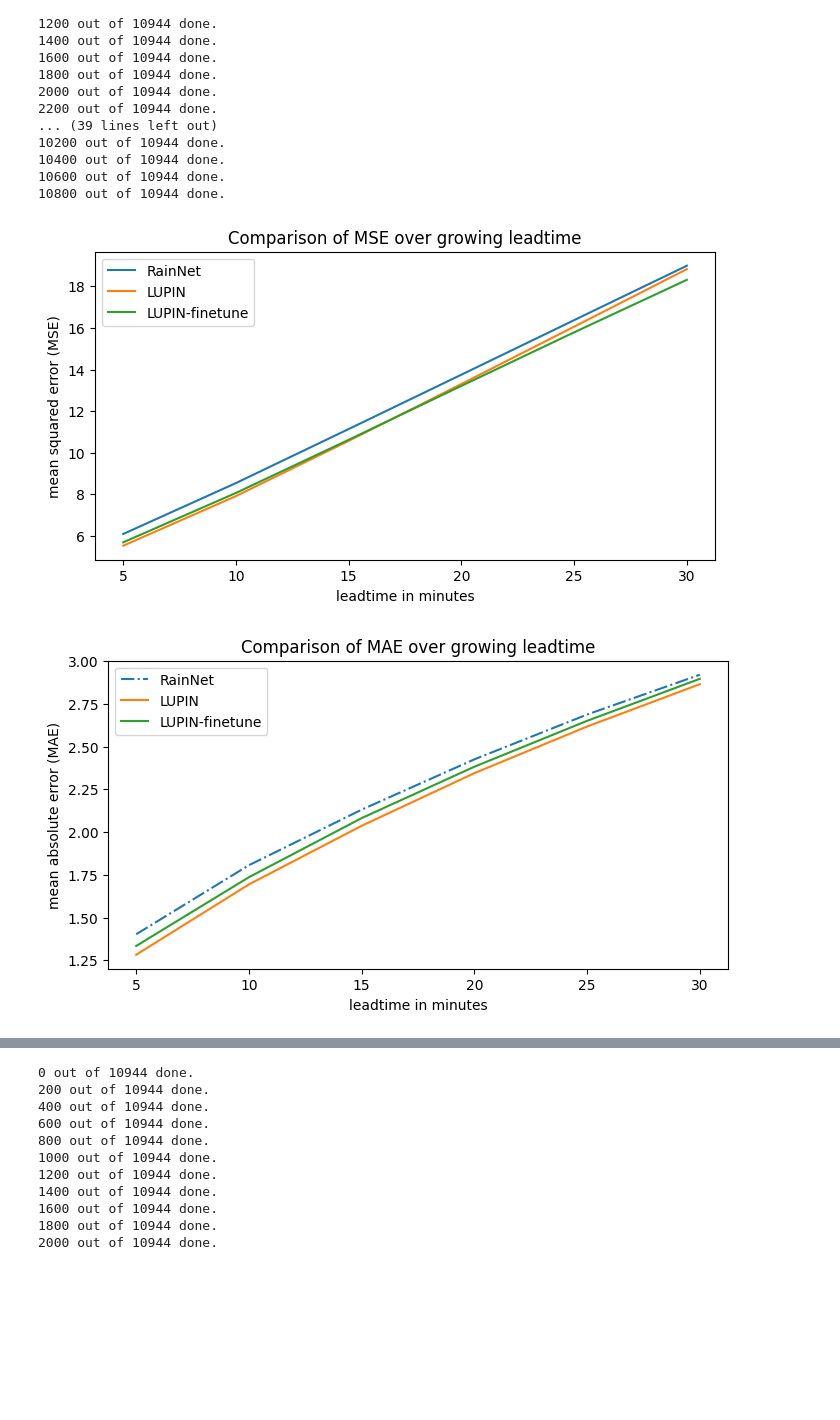
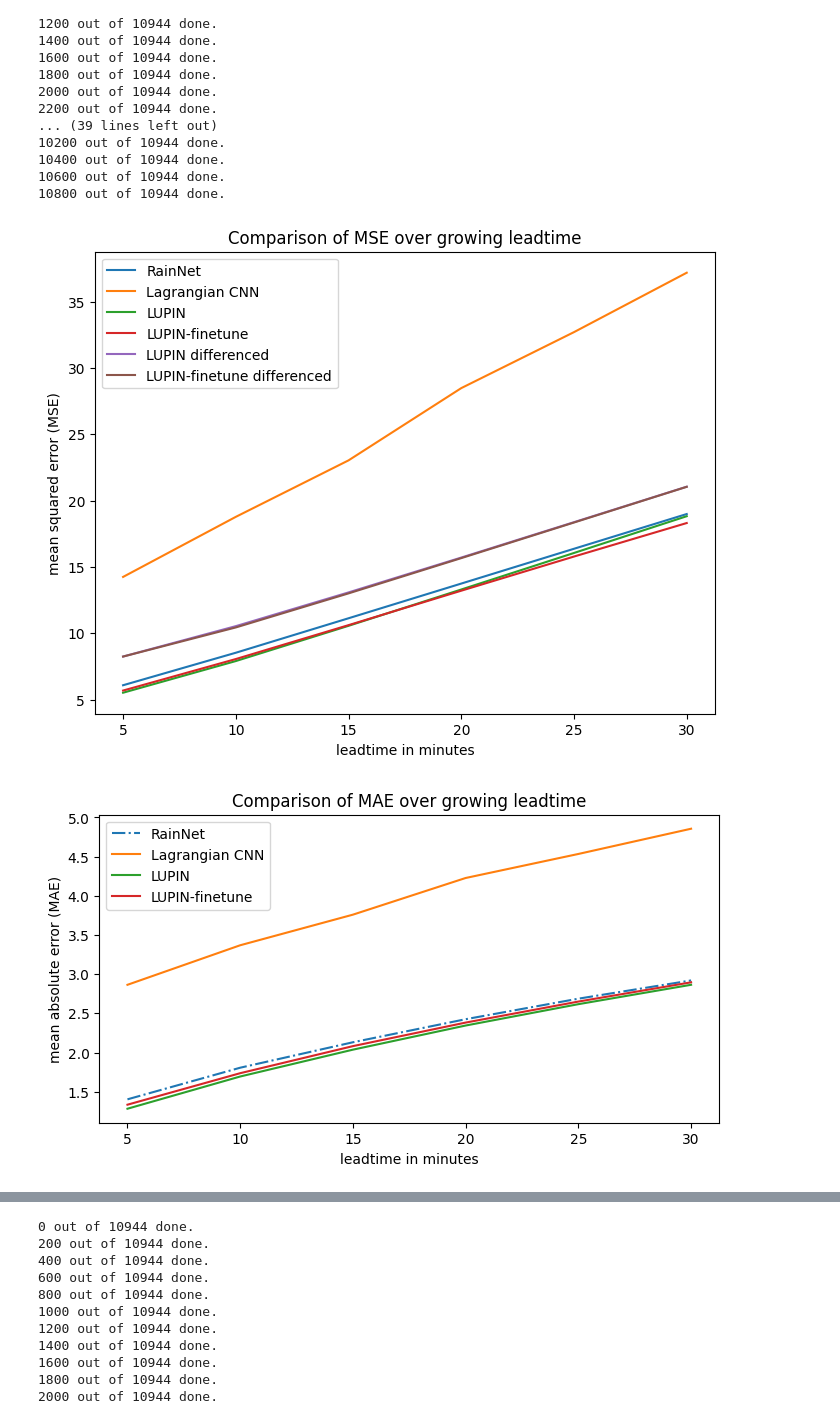
Before and after one commit to kinit-sk/softec-lagrangian-nowcasting, a Jupyter notebook: evaluation.ipynb, the cells around one changed output, grey strips where cells are left out. Saved outputs shown, nothing was run; the diff lists cells and outputs as text; code cells hidden in the pictures; blank space fills up the shorter version.

```diff
--- a/evaluation.ipynb
+++ b/evaluation.ipynb
@@ -23,6 +23,8 @@ nn_path = '/data/softec-lagrangian-nowcasting/outputs/RainNet/RainNet-iterative.
 mf_path = '/data/softec-lagrangian-nowcasting/outputs/mfunet-grayscale-01/epoch_19/mfunet_rmse.h5'
 lupin_path = '/data/softec-lagrangian-nowcasting/outputs/LUMIN/LUMIN-frozen.h5'
 lupin_ft_path = '/data/softec-lagrangian-nowcasting/outputs/LUPIN-finetune/LUPIN-finetune.h5'
+lupin_path_diff = '/data/softec-lagrangian-nowcasting/outputs/LUPIN-diff-pretrain/LUPIN-diff-pretrain.h5'
+lupin_ft_path_diff = '/data/softec-lagrangian-nowcasting/outputs/LUPIN-finetune-differenced/LUPIN-finetune-differenced-beta001.h5'
 
 with h5py.File('/data/maly_javornik_CMAX_60k_2/maly_javornik_new_sampling/metadata.h5', 'r') as hf:
     date_list = [item.decode() for item in hf['timestamps'][()]]
@@ -73,8 +75,14 @@ tot_MSE_lupin = np.zeros((len(targets),6), dtype=np.float64)
 tot_MAE_lupin_ft = np.zeros((len(targets),6), dtype=np.float64)
 tot_ME_lupin_ft = np.zeros((len(targets),6), dtype=np.float64)
 tot_MSE_lupin_ft = np.zeros((len(targets),6), dtype=np.float64)
+tot_MAE_lupin_diff = np.zeros((len(targets),6), dtype=np.float64)
+tot_ME_lupin_diff = np.zeros((len(targets),6), dtype=np.float64)
+tot_MSE_lupin_diff = np.zeros((len(targets),6), dtype=np.float64)
+tot_MAE_lupin_ft_diff = np.zeros((len(targets),6), dtype=np.float64)
+tot_ME_lupin_ft_diff = np.zeros((len(targets),6), dtype=np.float64)
+tot_MSE_lupin_ft_diff = np.zeros((len(targets),6), dtype=np.float64)
 
-with h5py.File(lc_path, 'r') as lf, h5py.File(nn_path, 'r') as nf, h5py.File(mf_path, 'r') as mf, h5py.File(lupin_path, 'r') as lupin, h5py.File(lupin_ft_path, 'r') as lupin_ft:
+with h5py.File(lc_path, 'r') as lf, h5py.File(nn_path, 'r') as nf, h5py.File(mf_path, 'r') as mf, h5py.File(lupin_path, 'r') as lupin, h5py.File(lupin_ft_path, 'r') as lupin_ft, h5py.File(lupin_ft_path_diff, 'r') as lupin_ft_diff, h5py.File(lupin_path_diff, 'r') as lupin_diff:
     for i, idx in enumerate(targets):
         date = date_list[idx]
         date_lagged = date - timedelta(minutes=30)
@@ -84,12 +92,16 @@ with h5py.File(lc_path, 'r') as lf, h5py.File(nn_path, 'r') as nf, h5py.File(mf_
         mf_group_date = mf.require_group(datetime.strftime(date_lagged, '%Y-%m-%d %H:%M:%S'))
         lupin_group_date = lupin.require_group(datetime.strftime(date_lagged, '%Y-%m-%d %H:%M:%S'))
         lupin_ft_group_date = lupin_ft.require_group(datetime.strftime(date_lagged, '%Y-%m-%d %H:%M:%S'))
+        lupin_group_date_diff = lupin_diff.require_group(datetime.strftime(date_lagged, '%Y-%m-%d %H:%M:%S'))
+        lupin_ft_group_date_diff = lupin_ft_diff.require_group(datetime.strftime(date_lagged, '%Y-%m-%d %H:%M:%S'))
 
         lc_group_method = lc_group_date.require_group('model')
         nn_group_method = nn_group_date.require_group('model')
         mf_group_method = mf_group_date.require_group('mfunet_rmse')
         lupin_group_method = lupin_group_date.require_group('model')
         lupin_ft_group_method = lupin_ft_group_date.require_group('model')
+        lupin_group_method_diff = lupin_group_date_diff.require_group('model')
+        lupin_ft_group_method_diff = lupin_ft_group_date_diff.require_group('model')
 
         with open(sp_path.format(y=date_lagged.year, m=date_lagged.month, d=date_lagged.day, h=date_lagged.hour, min=date_lagged.minute), 'rb') as f:
                 output_sp = pickle.load(f)
@@ -107,12 +119,16 @@ with h5py.File(lc_path, 'r') as lf, h5py.File(nn_path, 'r') as nf, h5py.File(mf_
             mf_group_leadtime = mf_group_method.require_group(str(leadtime+1))
             lupin_group_leadtime = lupin_group_method.require_group(str(leadtime+1))
             lupin_ft_group_leadtime = lupin_ft_group_method.require_group(str(leadtime+1))
+            lupin_group_leadtime_diff = lupin_group_method_diff.require_group(str(leadtime+1))
+            lupin_ft_group_leadtime_diff = lupin_ft_group_method_diff.require_group(str(leadtime+1))
 
             output_lc = arr_reconstruct_uint8(lc_group_leadtime['data'][()])
             output_nn = arr_reconstruct_uint8(nn_group_leadtime['data'][()])
             output_mf = arr_reconstruct_uint8(mf_group_leadtime['data'][()])
             output_lupin = arr_reconstruct_uint8(lupin_group_leadtime['data'][()])
             output_lupin_ft = arr_reconstruct_uint8(lupin_ft_group_leadtime['data'][()])
+            output_lupin_diff = arr_reconstruct_uint8(lupin_group_leadtime_diff['data'][()])
+            output_lupin_ft_diff = arr_reconstruct_uint8(lupin_ft_group_leadtime_diff['data'][()])
 
             cut_output_sp = output_sp[leadtime][45:291, 45:291]
             cut_output_ep = output_ep[leadtime][45:291, 45:291]
@@ -122,6 +138,9 @@ with h5py.File(lc_path, 'r') as lf, h5py.File(nn_path, 'r') as nf, h5py.File(mf_
             cut_output_mf = output_mf[45:291, 45:291]
             cut_output_lupin = output_lupin[45:291, 45:291]
             cut_output_lupin_ft = output_lupin_ft[45:291, 45:291]
+            cut_output_lupin_diff = output_lupin_diff[45:291, 45:291]
+            cut_output_lupin_ft_diff = output_lupin_ft_diff[45:291, 45:291]
+
 
             tot_MAE_sp[i, leadtime] = MAE(target, cut_output_sp)
             tot_ME_sp[i, leadtime] = ME(target, cut_output_sp)
@@ -144,6 +163,12 @@ with h5py.File(lc_path, 'r') as lf, h5py.File(nn_path, 'r') as nf, h5py.File(mf_
             tot_MAE_lupin_ft[i, leadtime] = MAE(target, cut_output_lupin_ft)
             tot_ME_lupin_ft[i, leadtime] = ME(target, cut_output_lupin_ft)
             tot_MSE_lupin_ft[i, leadtime] = MSE(target, cut_output_lupin_ft)
+            tot_MAE_lupin_diff[i, leadtime] = MAE(target, cut_output_lupin_diff)
+            tot_ME_lupin_diff[i, leadtime] = ME(target, cut_output_lupin_diff)
+            tot_MSE_lupin_diff[i, leadtime] = MSE(target, cut_output_lupin_diff)
+            tot_MAE_lupin_ft_diff[i, leadtime] = MAE(target, cut_output_lupin_ft_diff)
+            tot_ME_lupin_ft_diff[i, leadtime] = ME(target, cut_output_lupin_ft_diff)
+            tot_MSE_lupin_ft_diff[i, leadtime] = MSE(target, cut_output_lupin_ft_diff)
 
         if (i % 200 == 0):
             print(f'{i} out of {len(targets)} done.')
@@ -187,28 +212,36 @@ MSE_lupin = np.mean(tot_MSE_lupin, axis=0)
 MAE_lupin_ft = np.mean(tot_MAE_lupin_ft, axis=0)
 ME_lupin_ft = np.mean(tot_ME_lupin_ft, axis=0)
 MSE_lupin_ft = np.mean(tot_MSE_lupin_ft, axis=0)
+MAE_lupin_diff = np.mean(tot_MAE_lupin_diff, axis=0)
+ME_lupin_diff = np.mean(tot_ME_lupin_diff, axis=0)
+MSE_lupin_diff = np.mean(tot_MSE_lupin_diff, axis=0)
+MAE_lupin_ft_diff = np.mean(tot_MAE_lupin_ft_diff, axis=0)
+ME_lupin_ft_diff = np.mean(tot_ME_lupin_ft_diff, axis=0)
+MSE_lupin_ft_diff = np.mean(tot_MSE_lupin_ft_diff, axis=0)
 # %%
 # MSE plot
 %matplotlib inline
 x = [5,10,15,20,25,30]
 
-plt.figure(figsize=(8,4))
+plt.figure(figsize=(8,6))
 
 # plt.plot(x, MSE_sp, '-.', label='extrapolation')
 # plt.plot(x, MSE_ep, '-.', label='s-prog')
 plt.plot(x, MSE_nn, '-', label='RainNet')
-# plt.plot(x, MSE_lc, label='Lagrangian CNN')
+plt.plot(x, MSE_lc, label='Lagrangian CNN')
 plt.plot(x, MSE_lupin, label='LUPIN')
 plt.plot(x, MSE_lupin_ft, label='LUPIN-finetune')
+plt.plot(x, MSE_lupin_diff, label='LUPIN differenced')
+plt.plot(x, MSE_lupin_ft_diff, label='LUPIN-finetune differenced')
 
 plt.xlabel("leadtime in minutes")
 plt.ylabel("mean squared error (MSE)")
 plt.title('Comparison of MSE over growing leadtime')
 plt.legend(loc="upper left")
 # plt.yscale('log')
 plt.show()
 # %% [output]
-[figure, old version]
+[figure, new version]
 # %%
 # MAE plot
 %matplotlib inline
@@ -219,7 +252,7 @@ plt.figure(figsize=(8,4))
 # plt.plot(x, MAE_sp, '-.', label='extrapolation')
 # plt.plot(x, MAE_ep, '-.', label='s-prog')
 plt.plot(x, MAE_nn, '-.', label='RainNet')
-# plt.plot(x, MAE_lc, label='Lagrangian CNN')
+plt.plot(x, MAE_lc, label='Lagrangian CNN')
 plt.plot(x, MAE_lupin, label='LUPIN')
 plt.plot(x, MAE_lupin_ft, label='LUPIN-finetune')
 
@@ -229,7 +262,7 @@ plt.title('Comparison of MAE over growing leadtime')
 plt.legend(loc="upper left")
 plt.show()
 # %% [output]
-[figure, old version]
+[figure, new version]
 # %%
 # ME plot
 %matplotlib inline
```
Also changed, not shown: parts of 8 cells of this notebook, 6 other files.
